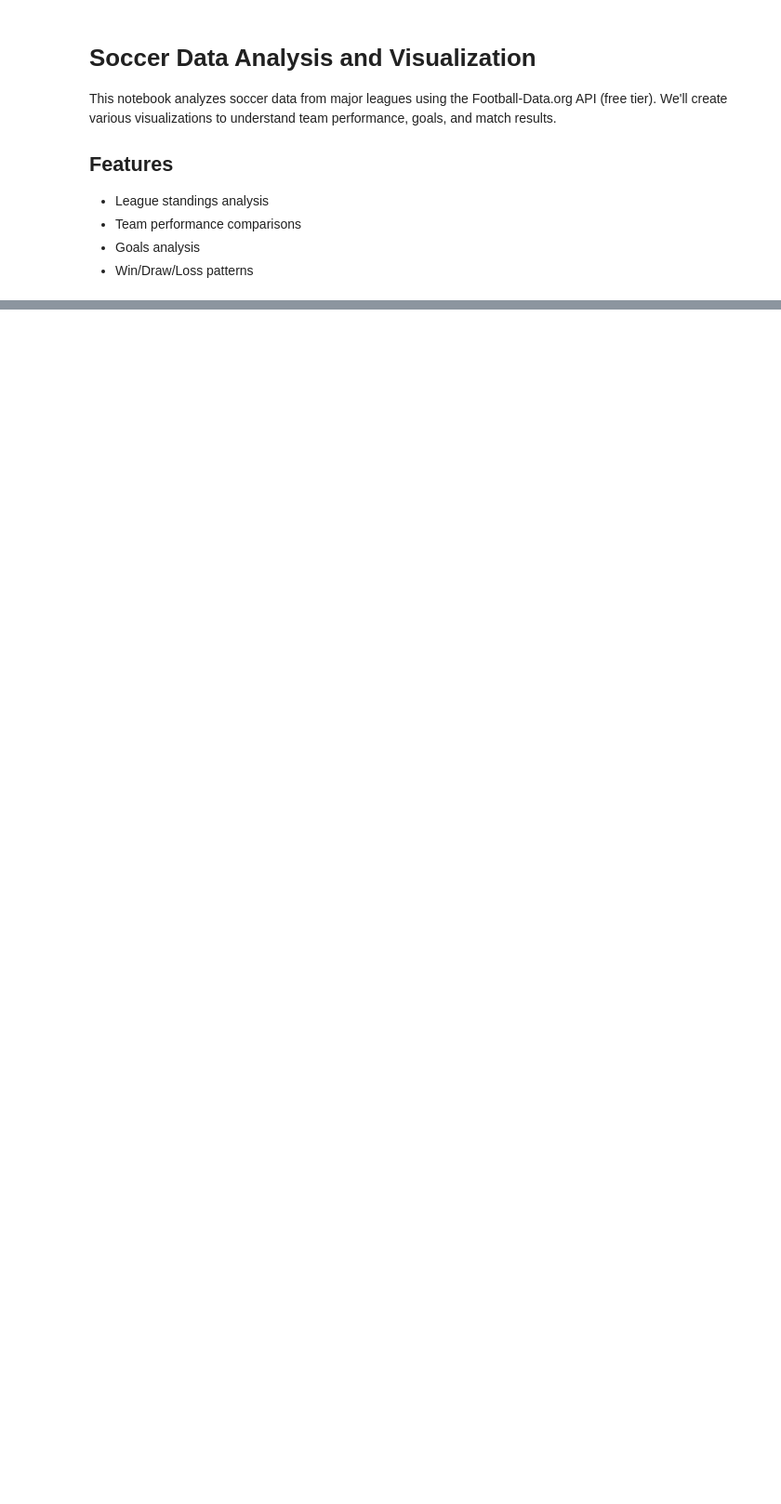
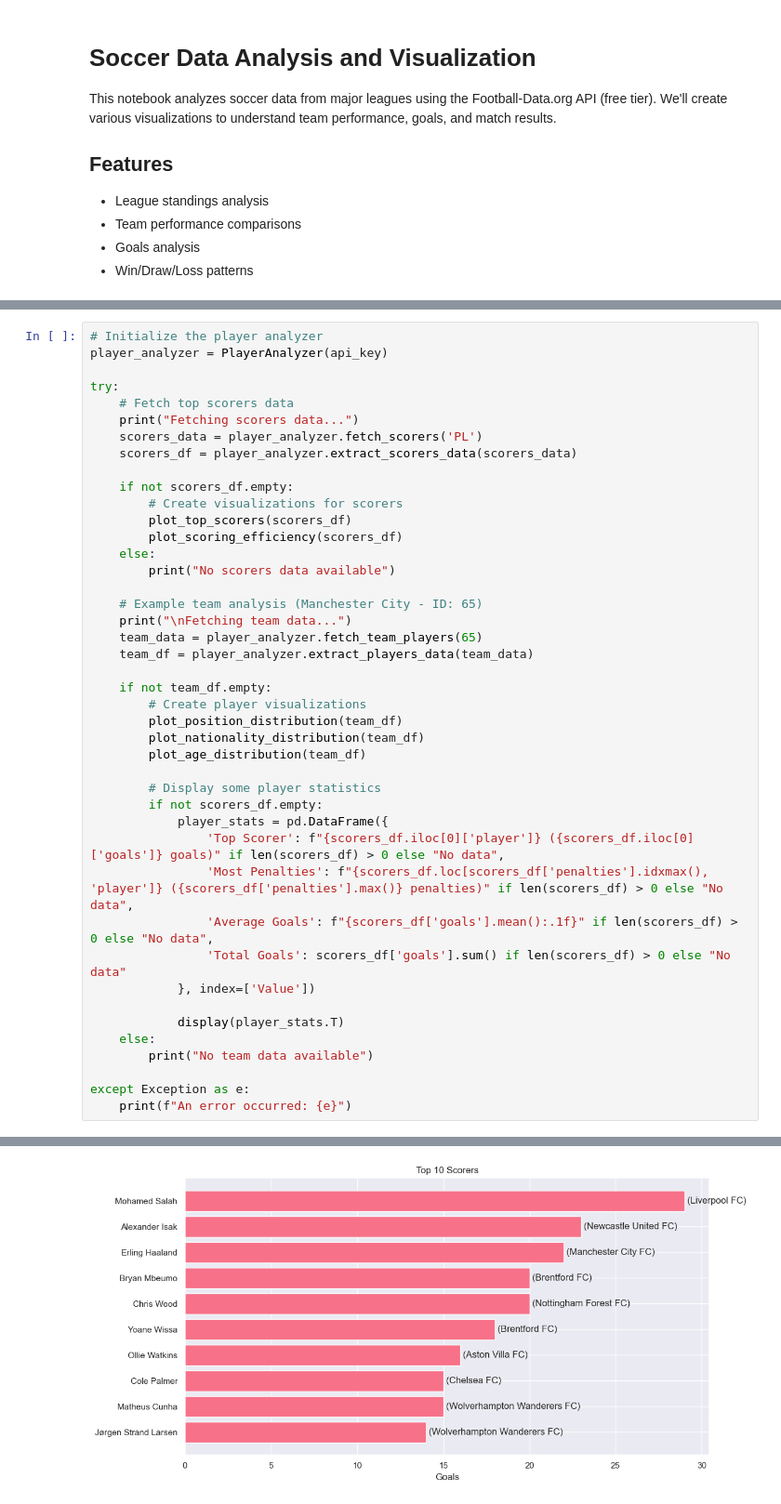
Before and after one commit to jinleetiger/drexel_stat, a Jupyter notebook: Soccer_Data_Visualization.ipynb, the cells around one changed output, grey strips where cells are left out. Shown at 93% size. Saved outputs shown, nothing was run; the diff lists cells and outputs as text; blank space fills up the shorter version.

```diff
--- a/Soccer_Data_Visualization.ipynb
+++ b/Soccer_Data_Visualization.ipynb
@@ -23,0 +298,44 @@ OSError: 'seaborn' is not a valid package style, path of style file, URL of styl
+# %%
+# Initialize the player analyzer
+player_analyzer = PlayerAnalyzer(api_key)
+
+try:
+    # Fetch top scorers data
+    print("Fetching scorers data...")
+    scorers_data = player_analyzer.fetch_scorers('PL')
+    scorers_df = player_analyzer.extract_scorers_data(scorers_data)
+
+    if not scorers_df.empty:
+        # Create visualizations for scorers
+        plot_top_scorers(scorers_df)
+        plot_scoring_efficiency(scorers_df)
+    else:
+        print("No scorers data available")
+
+    # Example team analysis (Manchester City - ID: 65)
+    print("\nFetching team data...")
+    team_data = player_analyzer.fetch_team_players(65)
+    team_df = player_analyzer.extract_players_data(team_data)
+
+    if not team_df.empty:
+        # Create player visualizations
+        plot_position_distribution(team_df)
+        plot_nationality_distribution(team_df)
+        plot_age_distribution(team_df)
+
+        # Display some player statistics
+        if not scorers_df.empty:
+            player_stats = pd.DataFrame({
+                'Top Scorer': f"{scorers_df.iloc[0]['player']} ({scorers_df.iloc[0]['goals']} goals)" if len(scorers_df) > 0 else "No data",
+                'Most Penalties': f"{scorers_df.loc[scorers_df['penalties'].idxmax(), 'player']} ({scorers_df['penalties'].max()} penalties)" if len(scorers_df) > 0 else "No data",
+                'Average Goals': f"{scorers_df['goals'].mean():.1f}" if len(scorers_df) > 0 else "No data",
+                'Total Goals': scorers_df['goals'].sum() if len(scorers_df) > 0 else "No data"
+            }, index=['Value'])
+
+            display(player_stats.T)
+    else:
+        print("No team data available")
+
+except Exception as e:
+    print(f"An error occurred: {e}")
+# %% [output]
@@ -23,0 +343 @@ OSError: 'seaborn' is not a valid package style, path of style file, URL of styl
+[figure, added]
```
Also changed, not shown: parts of 15 cells of this notebook, 1 other file.
